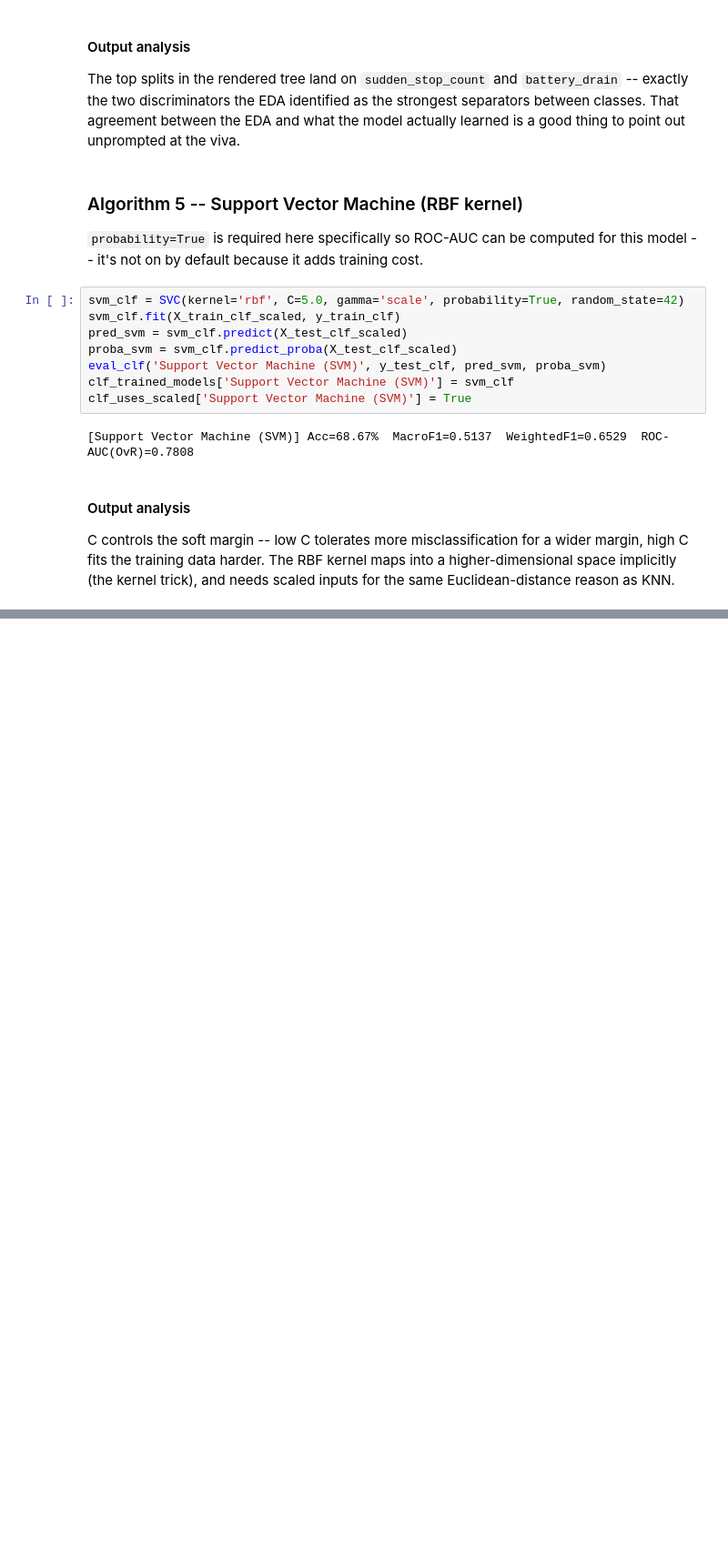
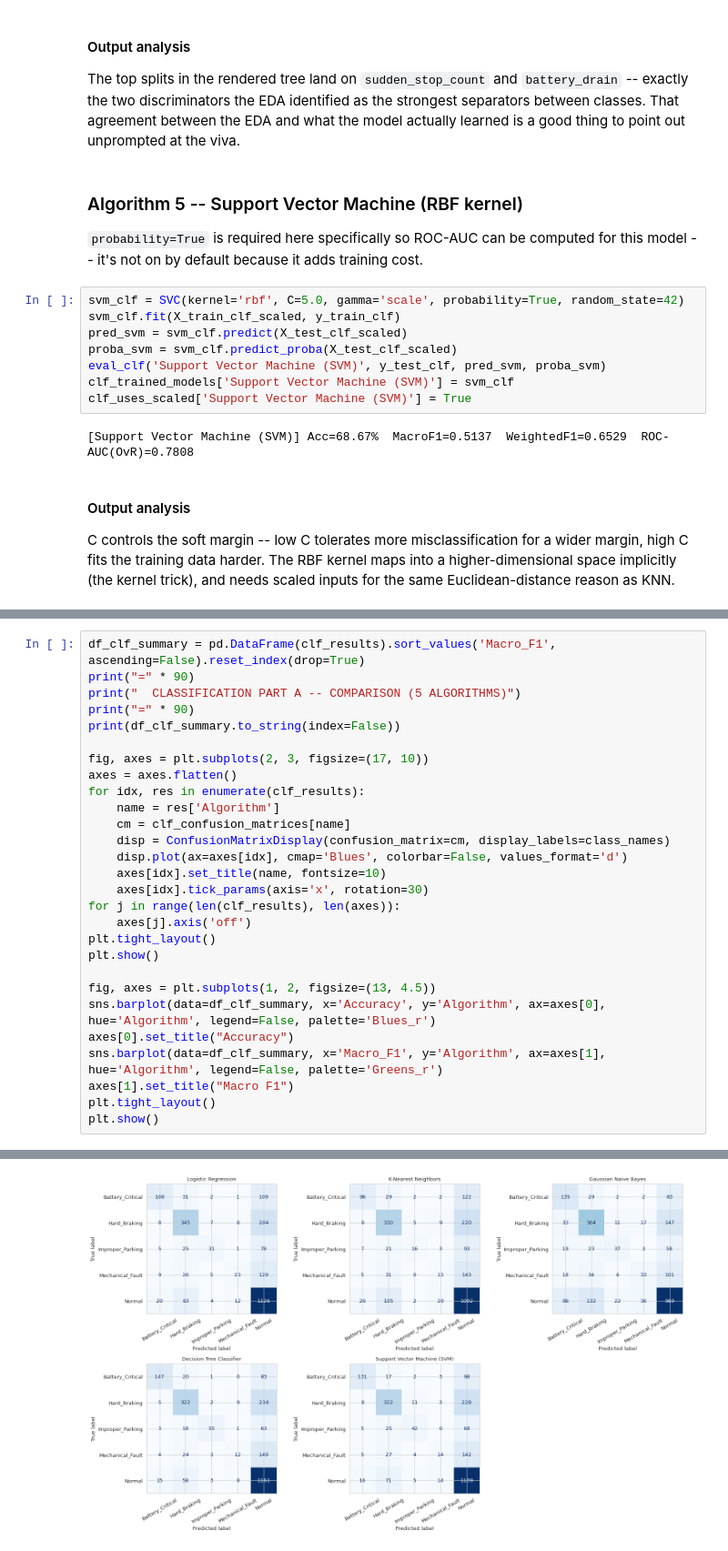
Before and after one commit to AskCoderr/MLCapstone, a Jupyter notebook: notebooks/classification.ipynb, the cells around one changed output, grey strips where cells are left out. Shown at 91% size. Cells and saved outputs as stored; diff of their text form; blank space fills up the shorter version.

Commit message:
Add Part A comparison table and confusion matrix grid

```diff
--- a/notebooks/classification.ipynb
+++ b/notebooks/classification.ipynb
@@ -444,0 +449,29 @@ C controls the soft margin -- low C tolerates more misclassification for a wider
+# %%
+df_clf_summary = pd.DataFrame(clf_results).sort_values('Macro_F1', ascending=False).reset_index(drop=True)
+print("=" * 90)
+print("  CLASSIFICATION PART A -- COMPARISON (5 ALGORITHMS)")
+print("=" * 90)
+print(df_clf_summary.to_string(index=False))
+
+fig, axes = plt.subplots(2, 3, figsize=(17, 10))
+axes = axes.flatten()
+for idx, res in enumerate(clf_results):
+    name = res['Algorithm']
+    cm = clf_confusion_matrices[name]
+    disp = ConfusionMatrixDisplay(confusion_matrix=cm, display_labels=class_names)
+    disp.plot(ax=axes[idx], cmap='Blues', colorbar=False, values_format='d')
+    axes[idx].set_title(name, fontsize=10)
+    axes[idx].tick_params(axis='x', rotation=30)
+for j in range(len(clf_results), len(axes)):
+    axes[j].axis('off')
+plt.tight_layout()
+plt.show()
+
+fig, axes = plt.subplots(1, 2, figsize=(13, 4.5))
+sns.barplot(data=df_clf_summary, x='Accuracy', y='Algorithm', ax=axes[0], hue='Algorithm', legend=False, palette='Blues_r')
+axes[0].set_title("Accuracy")
+sns.barplot(data=df_clf_summary, x='Macro_F1', y='Algorithm', ax=axes[1], hue='Algorithm', legend=False, palette='Greens_r')
+axes[1].set_title("Macro F1")
+plt.tight_layout()
+plt.show()
+# %% [output]
@@ -444,0 +487 @@ C controls the soft margin -- low C tolerates more misclassification for a wider
+[figure, added]
```
Also changed, not shown: parts of 3 cells of this notebook.
